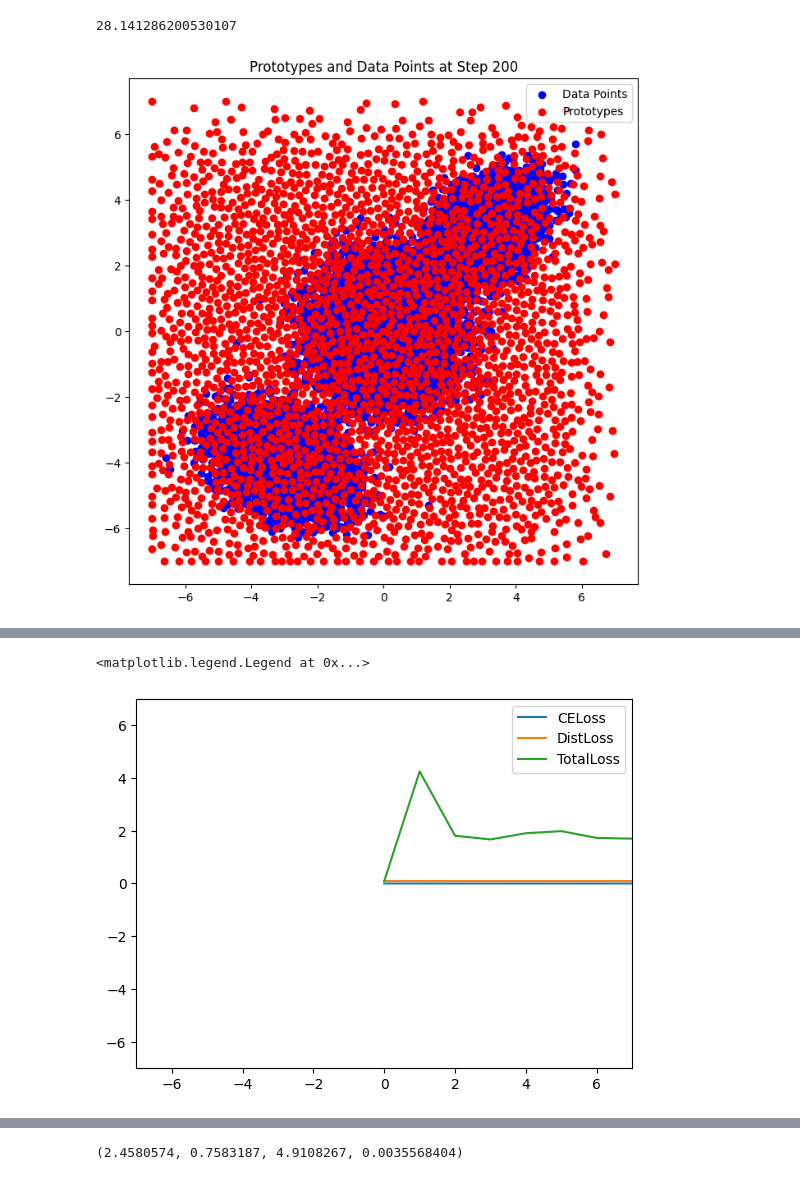
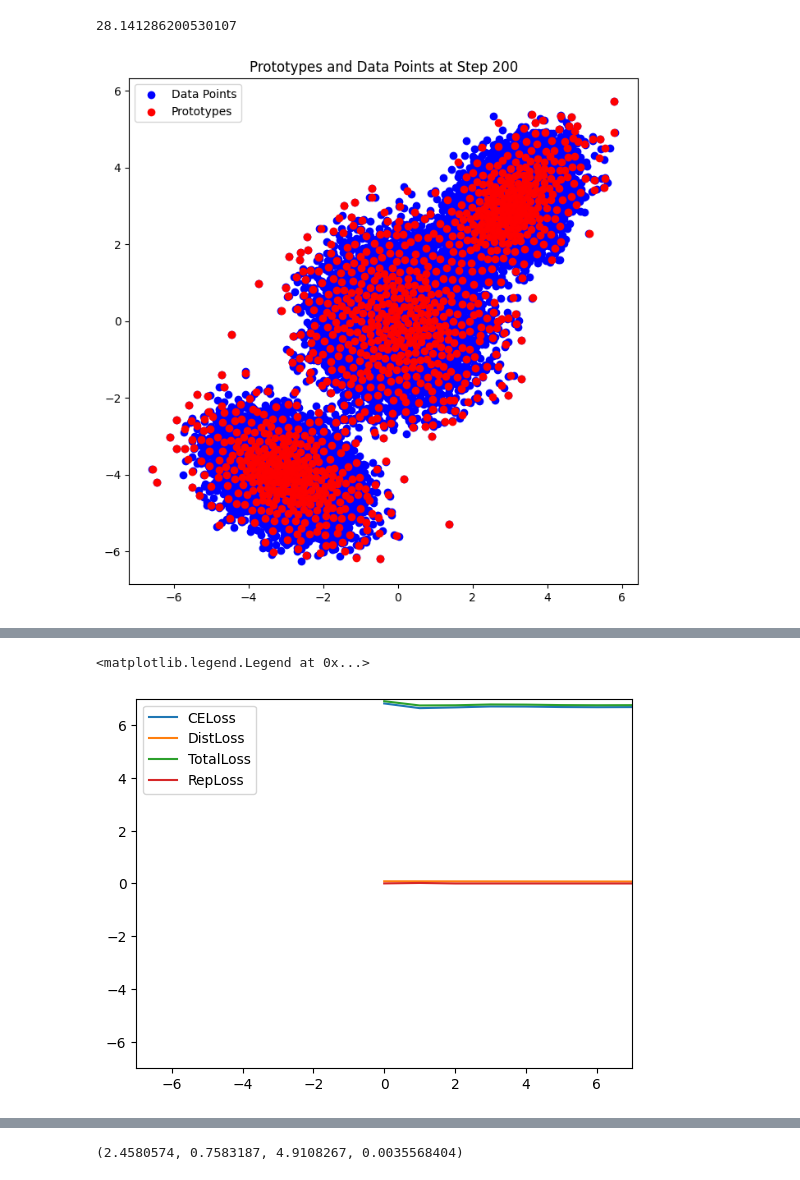
Before and after one commit to batuceng/max_quantile, a Jupyter notebook: 2d_prototypes_v5.ipynb, the cells around one changed output, grey strips where cells are left out. Cells and saved outputs as stored; diff of their text form; code cells hidden in the pictures.

```diff
--- a/2d_prototypes_v5.ipynb
+++ b/2d_prototypes_v5.ipynb
@@ -566,18 +647,18 @@ for step in range(200):
         plt.legend()
         plt.show()
     # Clear unused protos
-    # if (step!=0) and ((step+1) % 50 == 0):
-    # # if step == 100:
-    #     with torch.no_grad():
-    #         logits = model(train_x)
-    #         cdist_list = torch.cdist(train_y, protos, p=2)
-    #         mindist, pos = torch.min(cdist_list, dim=1)
-    #         prototype_usage = torch.bincount(pos, minlength=protos.size(0)).detach()
-    #         active_prototypes = torch.where(prototype_usage > 0)[0]
-    #         model.fc.weight = torch.nn.parameter.Parameter(torch.index_select(model.fc.weight, dim=0, index=active_prototypes), requires_grad=True)
-    #         model.fc.bias = torch.nn.parameter.Parameter(torch.index_select(model.fc.bias, dim=0, index=active_prototypes), requires_grad=True)
-    #         protos = torch.nn.parameter.Parameter(torch.index_select(protos, dim=0, index=active_prototypes), requires_grad=True)
-    #     optimizer = torch.optim.Adam(params=list(model.parameters())+ [protos], lr=0.05)
+    if (step!=0) and ((step+1) % 50 == 0):
+    # if step == 100:
+        with torch.no_grad():
+            logits = model(train_x)
+            cdist_list = torch.cdist(train_y, protos, p=2)
+            mindist, pos = torch.min(cdist_list, dim=1)
+            prototype_usage = torch.bincount(pos, minlength=protos.size(0)).detach()
+            active_prototypes = torch.where(prototype_usage > 0)[0]
+            model.fc.weight = torch.nn.parameter.Parameter(torch.index_select(model.fc.weight, dim=0, index=active_prototypes), requires_grad=True)
+            model.fc.bias = torch.nn.parameter.Parameter(torch.index_select(model.fc.bias, dim=0, index=active_prototypes), requires_grad=True)
+            protos = torch.nn.parameter.Parameter(torch.index_select(protos, dim=0, index=active_prototypes), requires_grad=True)
+        optimizer = torch.optim.Adam(params=list(model.parameters())+ [protos], lr=0.05)
 
     model.train()
     optimizer.zero_grad()
@@ -589,39 +670,38 @@ for step in range(200):
     lambda_fact = 1
 
     areas = calculate_areas(protos)
-    adjusted_logits = logits + torch.log(areas).unsqueeze(0).detach()
-    ce_loss = criterion(adjusted_logits, pos)
+    adjusted_logits = logits + torch.log(areas).unsqueeze(0).detach().to(device)
+
+    ce_loss = criterion(adjusted_logits/2, pos)
     mindist_loss = lambda_fact * torch.mean(mindist)
 
     # ce_loss = criterion(logits, pos)
     # protos2protos_dist = 0.1 * (-torch.cdist(protos, protos, p=2).topk(k=2, dim=1, largest=False).values.mean())
     # ce_loss = distance_based_ce(logits, cdist_list,protos,temp_logits=1, temp_cdist=1)
 
-    # cross entropy loss
-
-
-    rep_loss = 0.1 * repulsion_loss(protos,0.2)
+    rep_loss = 0.5 * repulsion_loss(protos,0.02)
     loss = ce_loss + mindist_loss + rep_loss #+ protos2protos_dist
 
     ce_losses.append(ce_loss.data.item())
     mindist_losses.append(mindist_loss.data.item())
     repulsion_losses.append(rep_loss.data.item())
     losses.append(loss.data.item())
     #print(yqs.shape, train_y_tr.shape)
     loss.backward()
     # clip the protos gradient
     torch.nn.utils.clip_grad_norm_(protos, 0.1)
     optimizer.step()
 
     if (step==0) or ((step+1) % 10 == 0):
-        print(f'epoch {step+1}, loss={loss.data.item():.4}, CE_Loss: {ce_loss.data.item()}, MinDist_Loss: {mindist_loss.data.item()}')
+        print(f'epoch {step+1}, loss={loss.data.item():.4}, CE_Loss: {ce_loss.data.item()}, MinDist_Loss: {mindist_loss.data.item()},rep_loss: {rep_loss.data.item()}')
 
 plt.xlim(-7,7)
 plt.ylim(-7,7)
 
 plt.plot(ce_losses, label='CELoss')
 plt.plot(mindist_losses, label='DistLoss')
 plt.plot(losses, label='TotalLoss')
+plt.plot(repulsion_losses, label='RepLoss')
 plt.legend()
 # %% [output]
-[figure, old version]
+[figure, new version]
@@ -630,2 +709,2 @@ epoch 200, loss=0.4197, CE_Loss: -0.0007428711416493267, MinDist_Loss: 0.0967468
 <matplotlib.legend.Legend at 0x...>
-[figure, old version]
+[figure, new version]
```
Also changed, not shown: parts of 16 cells of this notebook, 3 other files.
